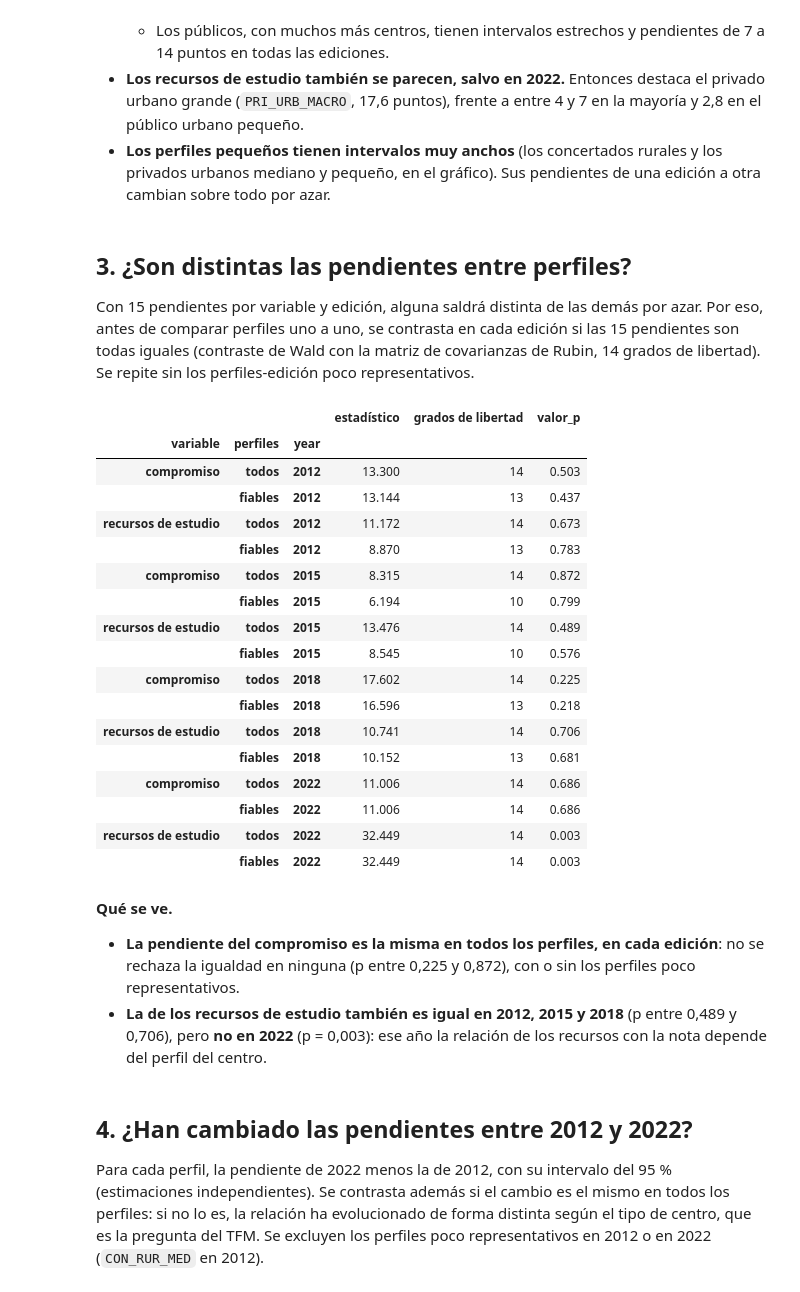
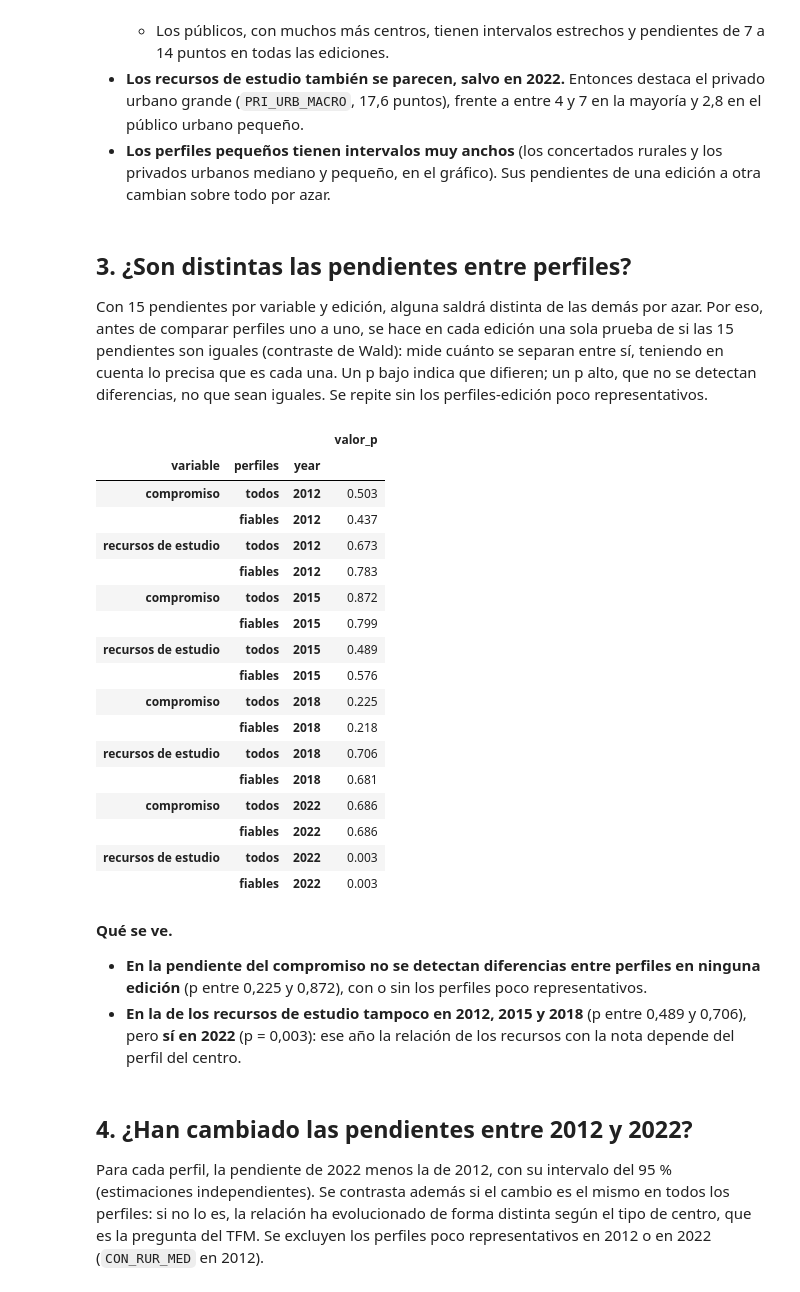
Before and after one commit to musero55/tfm_agente_pisa, a Jupyter notebook: notebooks/fase_3_modelado/03_regresion_por_edicion.ipynb, the cells around one changed output. Saved outputs shown, nothing was run; the diff lists cells and outputs as text; code cells hidden in the pictures.

Commit message:
Preparación para entrega

```diff
--- a/notebooks/fase_3_modelado/03_regresion_por_edicion.ipynb
+++ b/notebooks/fase_3_modelado/03_regresion_por_edicion.ipynb
@@ -248,44 +248,44 @@ idxmax    PRI_URB_PEQ    CON_URB_MED  CON_URB_PEQ  PRI_URB_MACRO
 # %% [markdown]
 ## 3. ¿Son distintas las pendientes entre perfiles?
 
-Con 15 pendientes por variable y edición, alguna saldrá distinta de las demás por azar. Por eso, antes de comparar perfiles uno a uno, se contrasta en cada edición si las 15 pendientes son todas iguales (contraste de Wald con la matriz de covarianzas de Rubin, 14 grados de libertad). Se repite sin los perfiles-edición poco representativos.
+Con 15 pendientes por variable y edición, alguna saldrá distinta de las demás por azar. Por eso, antes de comparar perfiles uno a uno, se hace en cada edición una sola prueba de si las 15 pendientes son iguales (contraste de Wald): mide cuánto se separan entre sí, teniendo en cuenta lo precisa que es cada una. Un p bajo indica que difieren; un p alto, que no se detectan diferencias, no que sean iguales. Se repite sin los perfiles-edición poco representativos.
 # %%
 # Contraste de Wald de que las pendientes de todos los perfiles son iguales, en cada edición, con y sin los poco representativos
 filas = []
 for edicion in EDICIONES:
     coeficientes = por_perfil.xs(edicion, level='year')['coeficiente']
     for variable in DE_INTERES:
         for sin_pocos in (False, True):
             perfiles = [perfil for perfil in PERFILES if not (sin_pocos and poco_representativo[(perfil, edicion)])]
-            estadistico, grados, valor_p = contraste_igualdad(coeficientes, covarianzas[edicion], [f'{variable}:{perfil}' for perfil in perfiles])
+            _, _, valor_p = contraste_igualdad(coeficientes, covarianzas[edicion], [f'{variable}:{perfil}' for perfil in perfiles])
             filas.append({'year': edicion, 'variable': NOMBRES[variable], 'perfiles': 'fiables' if sin_pocos else 'todos',
-                          'estadístico': estadistico, 'grados de libertad': grados, 'valor_p': valor_p})
+                          'valor_p': valor_p})
 igualdad = pd.DataFrame(filas).set_index(['variable', 'perfiles', 'year'])
 display(igualdad.round(3))
 # %% [output]
-|  |  |  | estadístico | grados de libertad | valor_p |
-| variable | perfiles | year |  |  |  |
-| compromiso | todos | 2012 | 13.300 | 14 | 0.503 |
-|  | fiables | 2012 | 13.144 | 13 | 0.437 |
-| recursos de estudio | todos | 2012 | 11.172 | 14 | 0.673 |
-|  | fiables | 2012 | 8.870 | 13 | 0.783 |
-| compromiso | todos | 2015 | 8.315 | 14 | 0.872 |
-|  | fiables | 2015 | 6.194 | 10 | 0.799 |
-| recursos de estudio | todos | 2015 | 13.476 | 14 | 0.489 |
-|  | fiables | 2015 | 8.545 | 10 | 0.576 |
-| compromiso | todos | 2018 | 17.602 | 14 | 0.225 |
-|  | fiables | 2018 | 16.596 | 13 | 0.218 |
-| recursos de estudio | todos | 2018 | 10.741 | 14 | 0.706 |
-|  | fiables | 2018 | 10.152 | 13 | 0.681 |
-| compromiso | todos | 2022 | 11.006 | 14 | 0.686 |
-|  | fiables | 2022 | 11.006 | 14 | 0.686 |
-| recursos de estudio | todos | 2022 | 32.449 | 14 | 0.003 |
-|  | fiables | 2022 | 32.449 | 14 | 0.003 |
+|  |  |  | valor_p |
+| variable | perfiles | year |  |
+| compromiso | todos | 2012 | 0.503 |
+|  | fiables | 2012 | 0.437 |
+| recursos de estudio | todos | 2012 | 0.673 |
+|  | fiables | 2012 | 0.783 |
+| compromiso | todos | 2015 | 0.872 |
+|  | fiables | 2015 | 0.799 |
+| recursos de estudio | todos | 2015 | 0.489 |
+|  | fiables | 2015 | 0.576 |
+| compromiso | todos | 2018 | 0.225 |
+|  | fiables | 2018 | 0.218 |
+| recursos de estudio | todos | 2018 | 0.706 |
+|  | fiables | 2018 | 0.681 |
+| compromiso | todos | 2022 | 0.686 |
+|  | fiables | 2022 | 0.686 |
+| recursos de estudio | todos | 2022 | 0.003 |
+|  | fiables | 2022 | 0.003 |
 # %% [markdown]
 **Qué se ve.**
 
-* **La pendiente del compromiso es la misma en todos los perfiles, en cada edición**: no se rechaza la igualdad en ninguna (p entre 0,225 y 0,872), con o sin los perfiles poco representativos.
-* **La de los recursos de estudio también es igual en 2012, 2015 y 2018** (p entre 0,489 y 0,706), pero **no en 2022** (p = 0,003): ese año la relación de los recursos con la nota depende del perfil del centro.
+* **En la pendiente del compromiso no se detectan diferencias entre perfiles en ninguna edición** (p entre 0,225 y 0,872), con o sin los perfiles poco representativos.
+* **En la de los recursos de estudio tampoco en 2012, 2015 y 2018** (p entre 0,489 y 0,706), pero **sí en 2022** (p = 0,003): ese año la relación de los recursos con la nota depende del perfil del centro.
 # %% [markdown]
 ## 4. ¿Han cambiado las pendientes entre 2012 y 2022?
 
```
Also changed, not shown: parts of 2 cells of this notebook, 23 other files.
